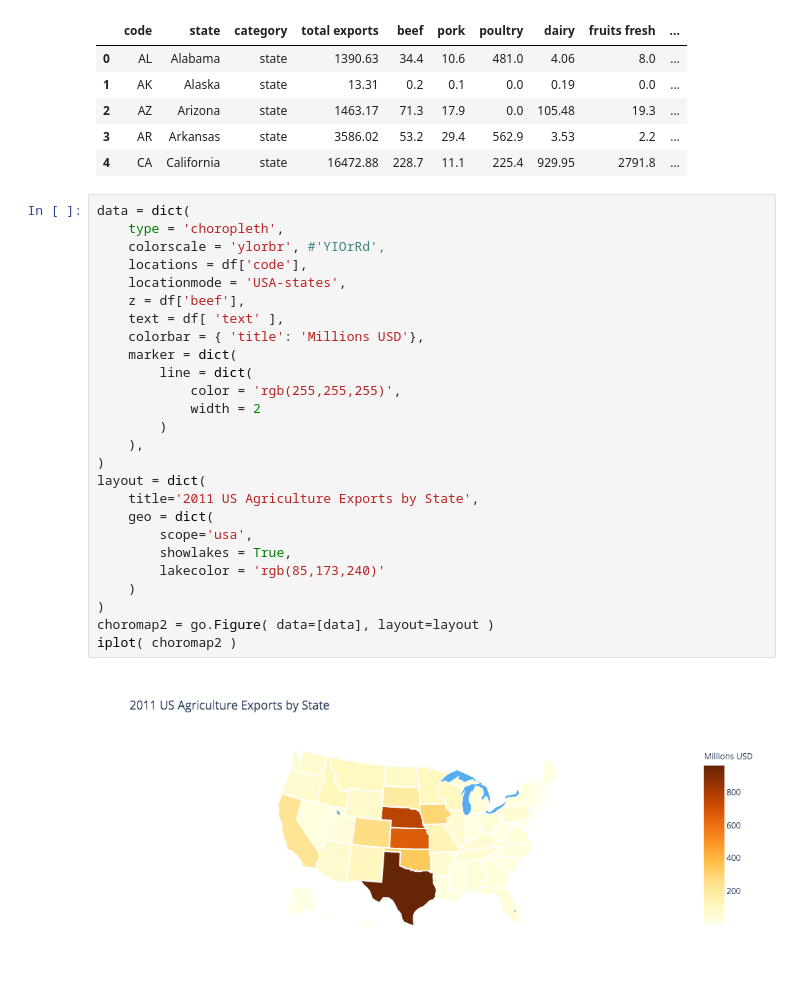
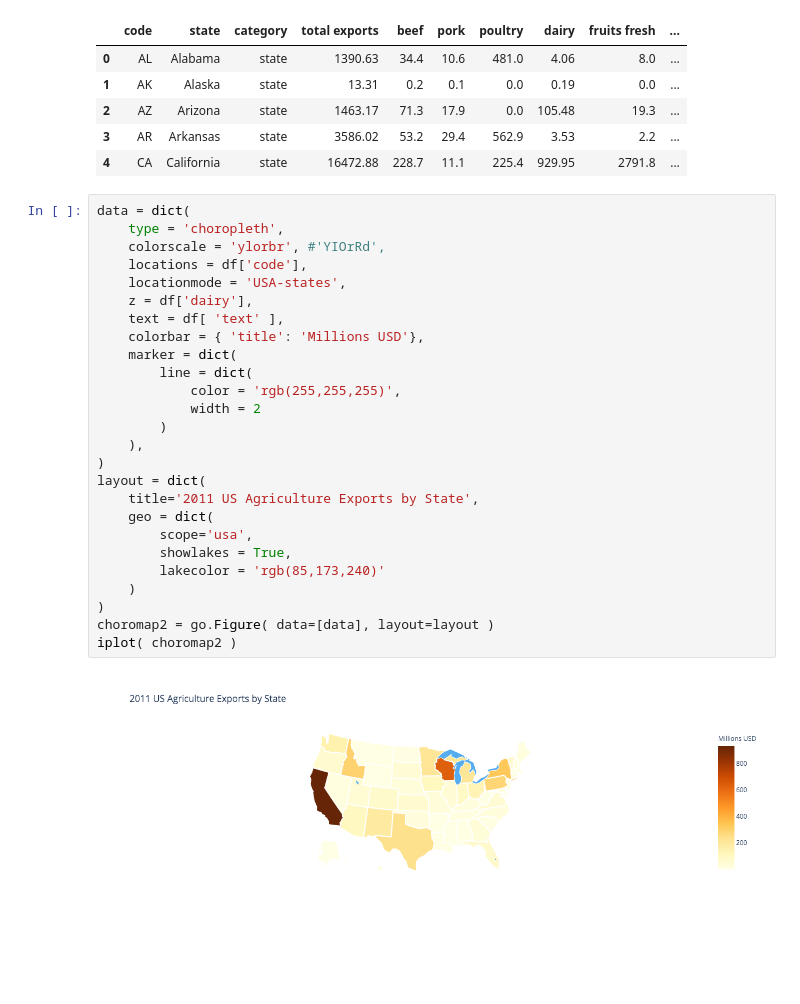
Before and after one commit to javidjamae/data-science, a Jupyter notebook: visualization/Geographical_Plotting.ipynb, the cells around one changed output. Drawn from its saved outputs; the diff is of its cells as text; blank space fills up the shorter version.

```diff
--- a/visualization/Geographical_Plotting.ipynb
+++ b/visualization/Geographical_Plotting.ipynb
@@ -47,28 +47,28 @@ df.head()
 # %%
 data = dict(
     type = 'choropleth',
     colorscale = 'ylorbr', #'YIOrRd',
     locations = df['code'],
     locationmode = 'USA-states',
-    z = df['beef'],
+    z = df['dairy'],
     text = df[ 'text' ],
     colorbar = { 'title': 'Millions USD'},
     marker = dict(
         line = dict(
             color = 'rgb(255,255,255)',
             width = 2
         )
     ),
 )
 layout = dict(
     title='2011 US Agriculture Exports by State',
     geo = dict(
         scope='usa',
         showlakes = True,
         lakecolor = 'rgb(85,173,240)'
     )
 )
 choromap2 = go.Figure( data=[data], layout=layout )
 iplot( choromap2 )
 # %% [output]
-[figure, old version]
+[figure, new version]
```
Also changed, not shown: parts of 2 cells of this notebook, 3 other files.
